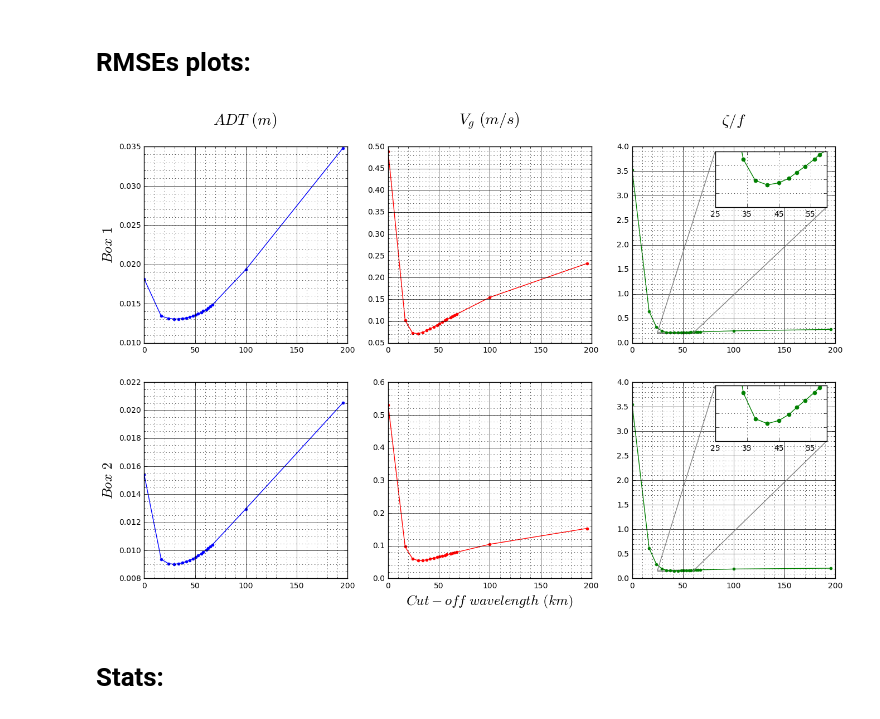
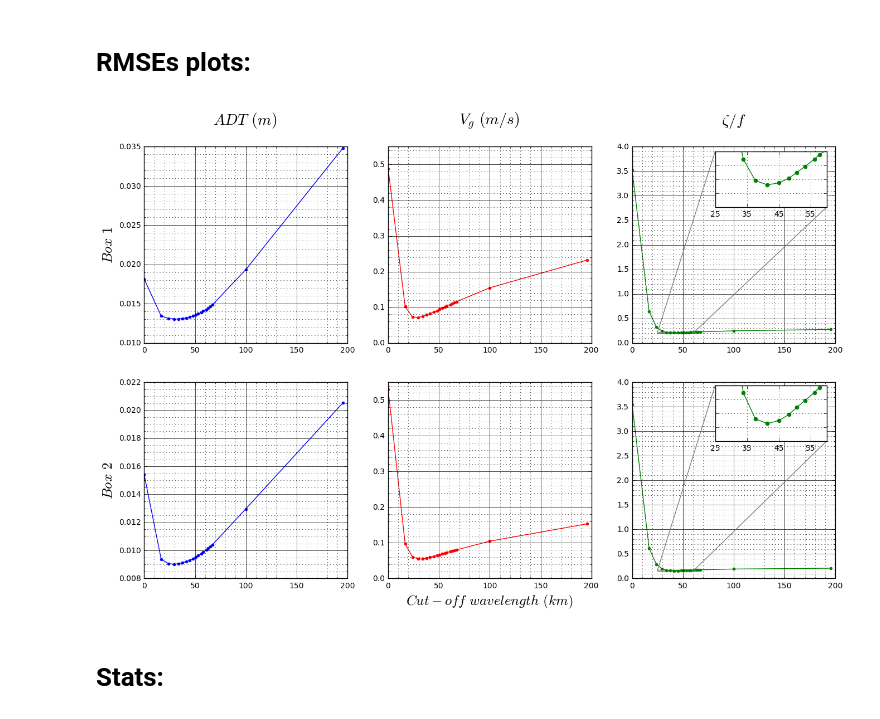
Before and after one commit to LauraGomezNavarro/paper_Gomez-Navarro_etal_2018, a Jupyter notebook: fig_17.ipynb, the cells around one changed output. Cells and saved outputs as stored; diff of their text form; code cells hidden in the pictures.

```diff
--- a/fig_17.ipynb
+++ b/fig_17.ipynb
@@ -1088,12 +1082,14 @@ plt.title('$V_g$ $(m/s)$ \n', size=20)
 grid(b=True, which='major', linestyle='-')
 ax_v_u.minorticks_on()
 grid(b=True, which='minor', linestyle=':')
+ax_v_u.set_ylim([0, 0.55])
 
 ax_v_b = plt.subplot(gs[1,1])
 plt.plot(wave_lengths, rmseR_vel_b2, 'r.-', markersize=7)
 grid(b=True, which='major', linestyle='-')
 ax_v_b.minorticks_on()
 grid(b=True, which='minor', linestyle=':')
+ax_v_b.set_ylim([0, 0.55])
 
 plt.xlabel('$Cut-off$ $wavelength$ $(km)$', size=18)
 
@@ -1117,7 +1113,6 @@ axins_r_u.grid()
 axins_r_u.xaxis.set_ticks(np.arange(25., 65., 10.))
 
 plt.yticks(visible=False)
-#plt.xticks(visible=False)
 
 mark_inset(ax_r_u, axins_r_u, loc1=2, loc2=4, fc="none", ec="0.5")
 
@@ -1125,35 +1120,34 @@ mark_inset(ax_r_u, axins_r_u, loc1=2, loc2=4, fc="none", ec="0.5")
 
 ax_r_b = plt.subplot(gs[1,2])
 plt.plot(wave_lengths, rmse_vor_b2, 'g.-', markersize=7)
 grid(b=True, which='major', linestyle='-')
 ax_r_b.minorticks_on()
 grid(b=True, which='minor', linestyle=':')
 
 ##################### ZOOM:
 
 axins_r_b = inset_axes(ax_r_b, 2,1 , loc=2, bbox_to_anchor=(0.76, 0.48), bbox_transform=ax_r_b.figure.transFigure) # no zoom
 
 axins_r_b.plot(wave_lengths, rmse_vor_b2, 'g.-', markersize=10)
 
 x1, x2, y1, y2 = 25, 60, .15, .17 # specify the limits
 axins_r_b.set_xlim(x1, x2) # apply the x-limits
 axins_r_b.set_ylim(y1, y2) # apply the y-limits
 axins_r_b.grid()
 axins_r_b.xaxis.set_ticks(np.arange(25., 65., 10.))
 
 plt.yticks(visible=False)
-#plt.xticks(visible=False)
 
 mark_inset(ax_r_b, axins_r_b, loc1=2, loc2=4, fc="none", ec="0.5")
 
 ####################
 
 savename = '/Users/laura/Documents/scripts/IMEDEA/paperASR/new_version_remote_sensing/figs/' + 'rmse' + '.jpeg'
 plt.savefig(str(savename), bbox_inches='tight', dpi=300)
 
 plt.show()
 # %% [output]
-[figure, old version]
+[figure, new version]
 # %% [markdown]
 # Stats:
 # %% [markdown]
```
Also changed, not shown: parts of 2 cells of this notebook.
